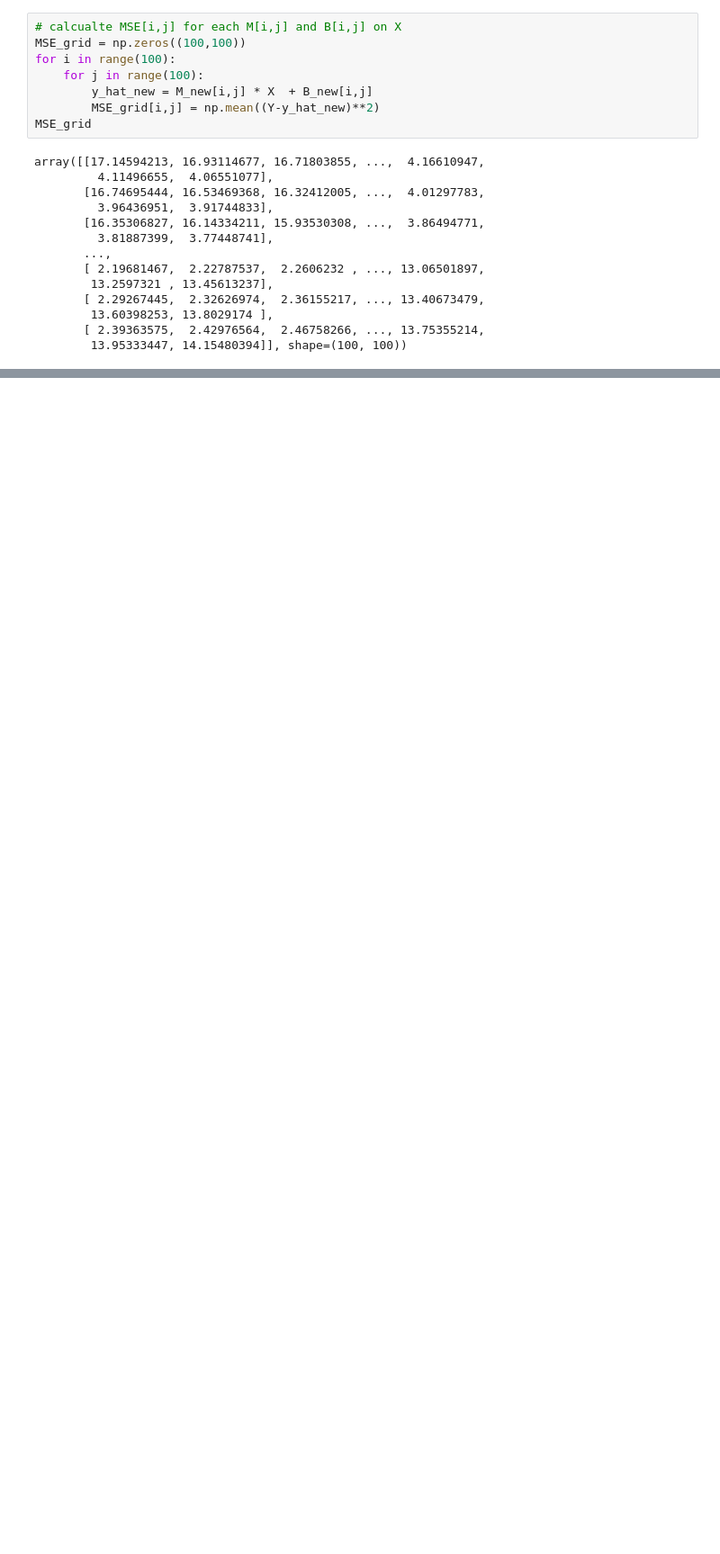
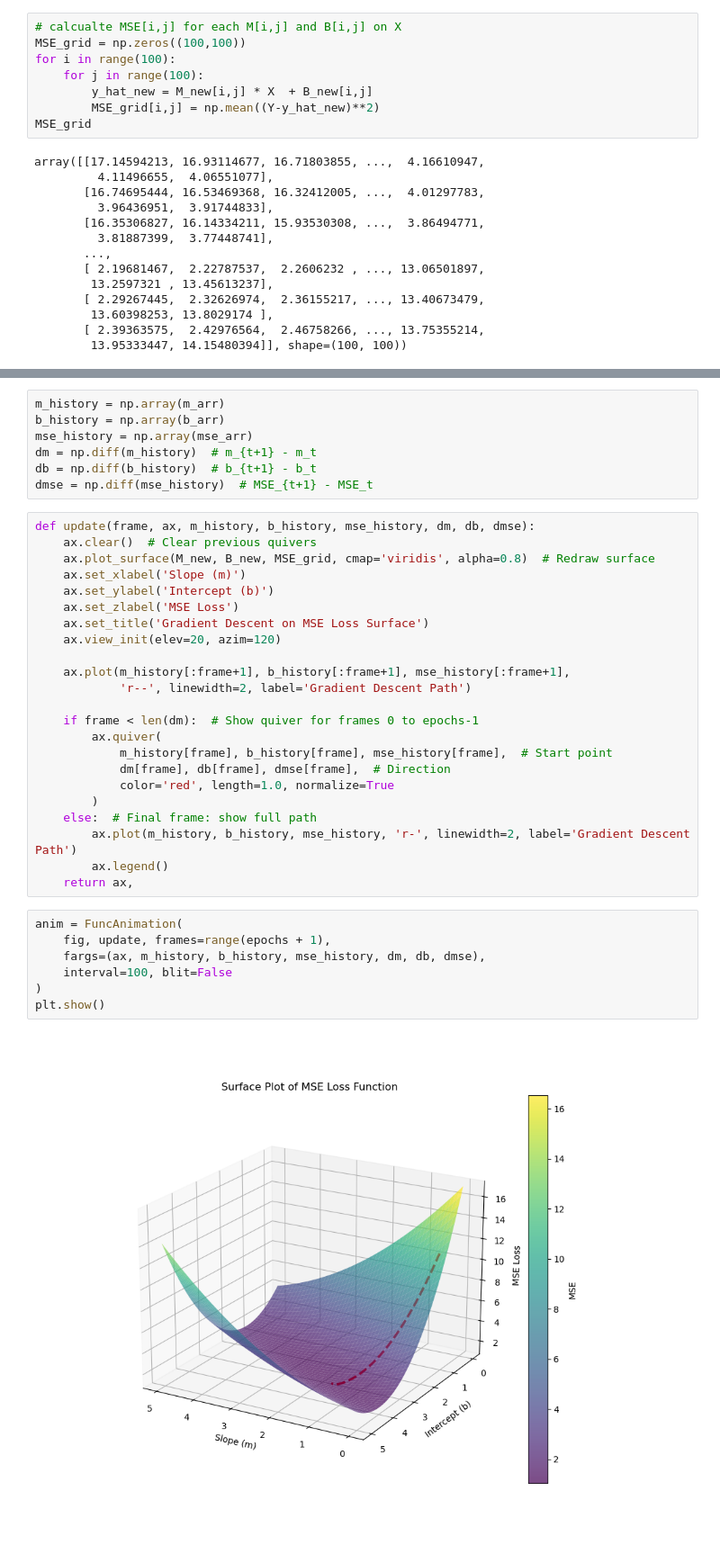
Before and after one commit to girish1993/nano, a Jupyter notebook: nano/math_with_ml/lin_reg.ipynb, the cells around one changed output, grey strips where cells are left out. Shown at 90% size. Cells and saved outputs as stored; diff of their text form; blank space fills up the shorter version.

Commit message:
cool animation for grad desc

```diff
--- a/nano/math_with_ml/lin_reg.ipynb
+++ b/nano/math_with_ml/lin_reg.ipynb
@@ -121,0 +121,39 @@ plt.show()
+# %%
+m_history = np.array(m_arr)
+b_history = np.array(b_arr)
+mse_history = np.array(mse_arr)
+dm = np.diff(m_history)  # m_{t+1} - m_t
+db = np.diff(b_history)  # b_{t+1} - b_t
+dmse = np.diff(mse_history)  # MSE_{t+1} - MSE_t
+# %%
+def update(frame, ax, m_history, b_history, mse_history, dm, db, dmse):
+    ax.clear()  # Clear previous quivers
+    ax.plot_surface(M_new, B_new, MSE_grid, cmap='viridis', alpha=0.8)  # Redraw surface
+    ax.set_xlabel('Slope (m)')
+    ax.set_ylabel('Intercept (b)')
+    ax.set_zlabel('MSE Loss')
+    ax.set_title('Gradient Descent on MSE Loss Surface')
+    ax.view_init(elev=20, azim=120)
+
+    ax.plot(m_history[:frame+1], b_history[:frame+1], mse_history[:frame+1],
+            'r--', linewidth=2, label='Gradient Descent Path')
+
+    if frame < len(dm):  # Show quiver for frames 0 to epochs-1
+        ax.quiver(
+            m_history[frame], b_history[frame], mse_history[frame],  # Start point
+            dm[frame], db[frame], dmse[frame],  # Direction
+            color='red', length=1.0, normalize=True
+        )
+    else:  # Final frame: show full path
+        ax.plot(m_history, b_history, mse_history, 'r-', linewidth=2, label='Gradient Descent Path')
+        ax.legend()
+    return ax,
+# %%
+anim = FuncAnimation(
+    fig, update, frames=range(epochs + 1),
+    fargs=(ax, m_history, b_history, mse_history, dm, db, dmse),
+    interval=100, blit=False
+)
+plt.show()
+# %% [output]
+[figure, added]
```
Also changed, not shown: parts of 6 cells of this notebook, 2 other files.
